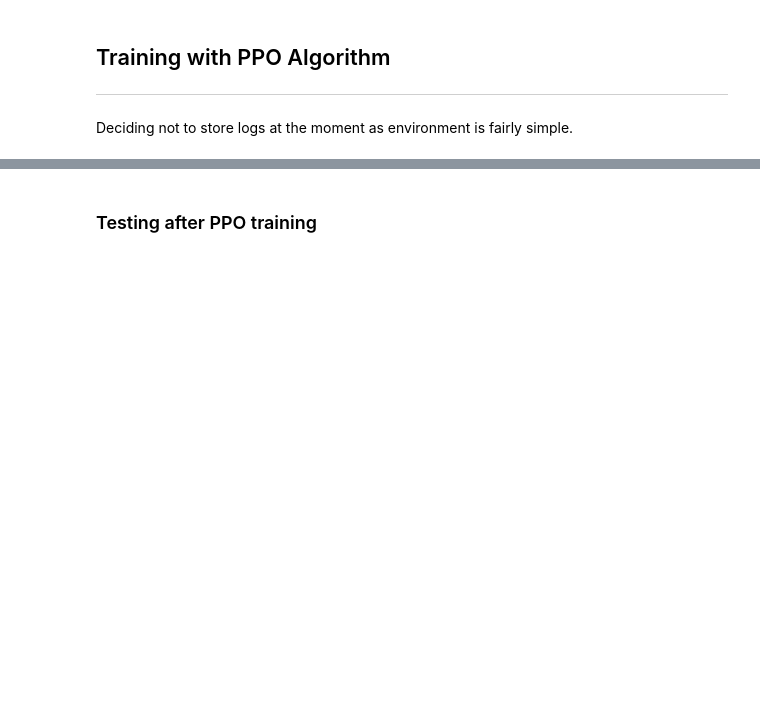
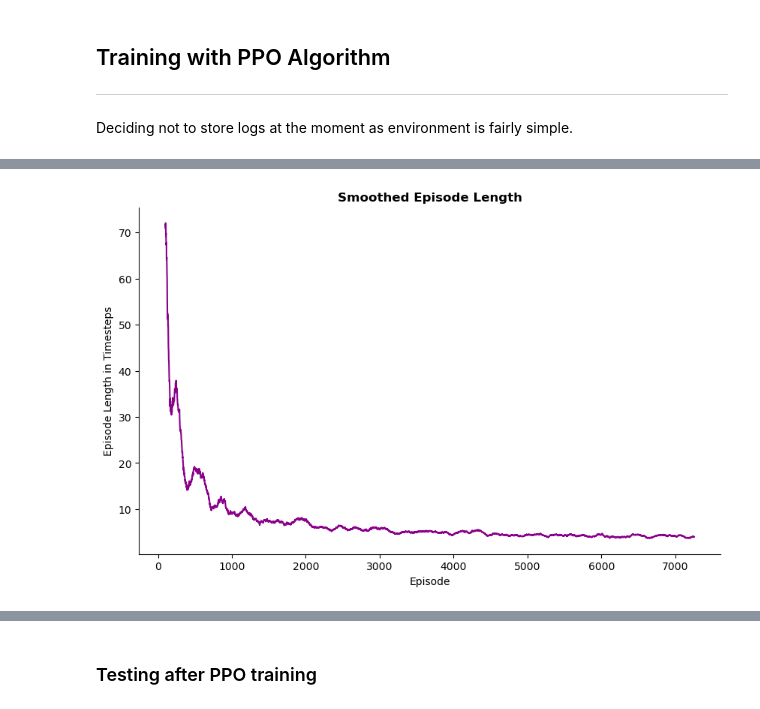
Before and after one commit to simrenbasra/Trick_Or_ReTreat, a Jupyter notebook: notebooks/02_custom_env_setup/01-simple-env.ipynb, the cells around one changed output, grey strips where cells are left out. Drawn from its saved outputs; the diff is of its cells as text; code cells hidden in the pictures; blank space fills up the shorter version.

```diff
--- a/notebooks/02_custom_env_setup/01-simple-env.ipynb
+++ b/notebooks/02_custom_env_setup/01-simple-env.ipynb
@@ -108,0 +147,10 @@ Using cpu device
+# %%
+plt.figure(figsize=(10, 6))
+plt.plot(smoothed_length, color='darkmagenta')
+plt.xlabel('Episode')
+plt.ylabel('Episode Length in Timesteps')
+plt.title('Smoothed Episode Length', fontweight = 'bold')
+plt.gca().spines[['top', 'right']].set_visible(False)
+plt.show()
+# %% [output]
+[figure, added]
```
Also changed, not shown: parts of 14 cells of this notebook.
